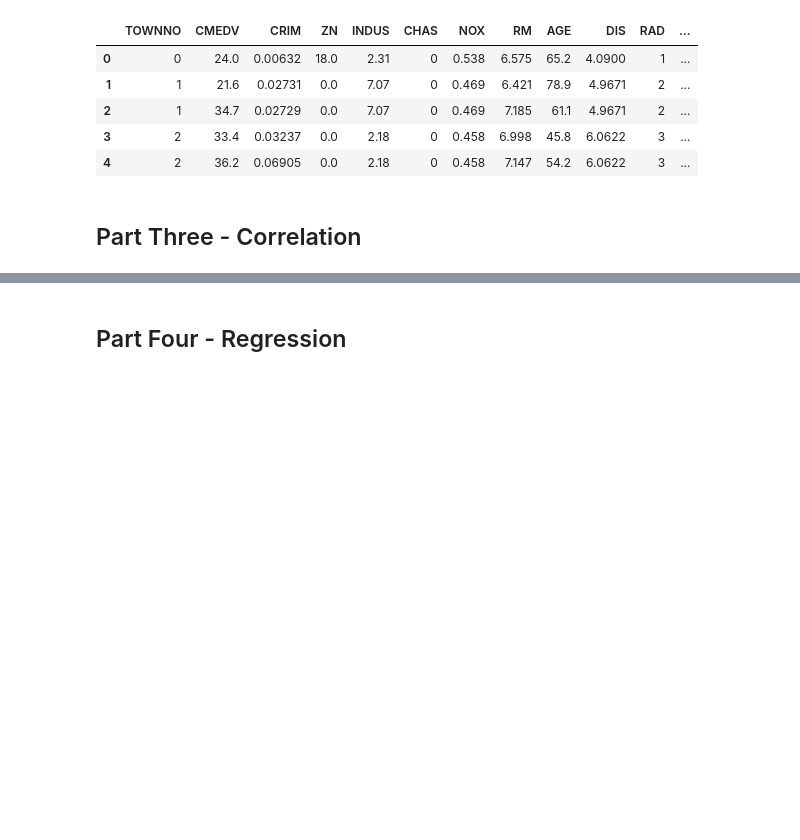
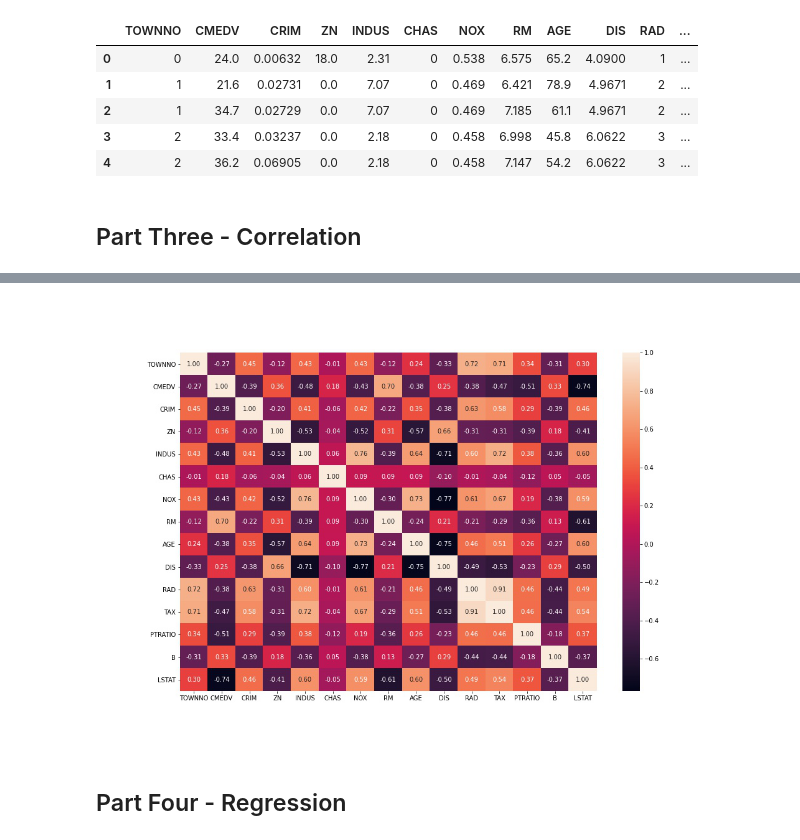
Before and after one commit to SamtheSaint/AIHACK21, a Jupyter notebook: boston.ipynb, the cells around one changed output, grey strips where cells are left out. Drawn from its saved outputs; the diff is of its cells as text; code cells hidden in the pictures; blank space fills up the shorter version.

```diff
--- a/boston.ipynb
+++ b/boston.ipynb
@@ -90,8 +97,13 @@ for col in data.columns:
 # %%
 # correlation heatmaps
 if not os.path.exists("out/heatmap.jpeg"):
     fig, ax = plt.subplots(figsize=(15, 10))
     sns.heatmap(data.corr(), annot=True, fmt=".2f")
     plt.savefig("out/heatmap.jpeg")
+else:
+    img = Image.open("out/heatmap.jpeg")
+    display(img)
+# %% [output]
+[figure, added]
 # %% [markdown]
 ## Part Four - Regression
```
Also changed, not shown: parts of 1 cell of this notebook, 1 other file.
